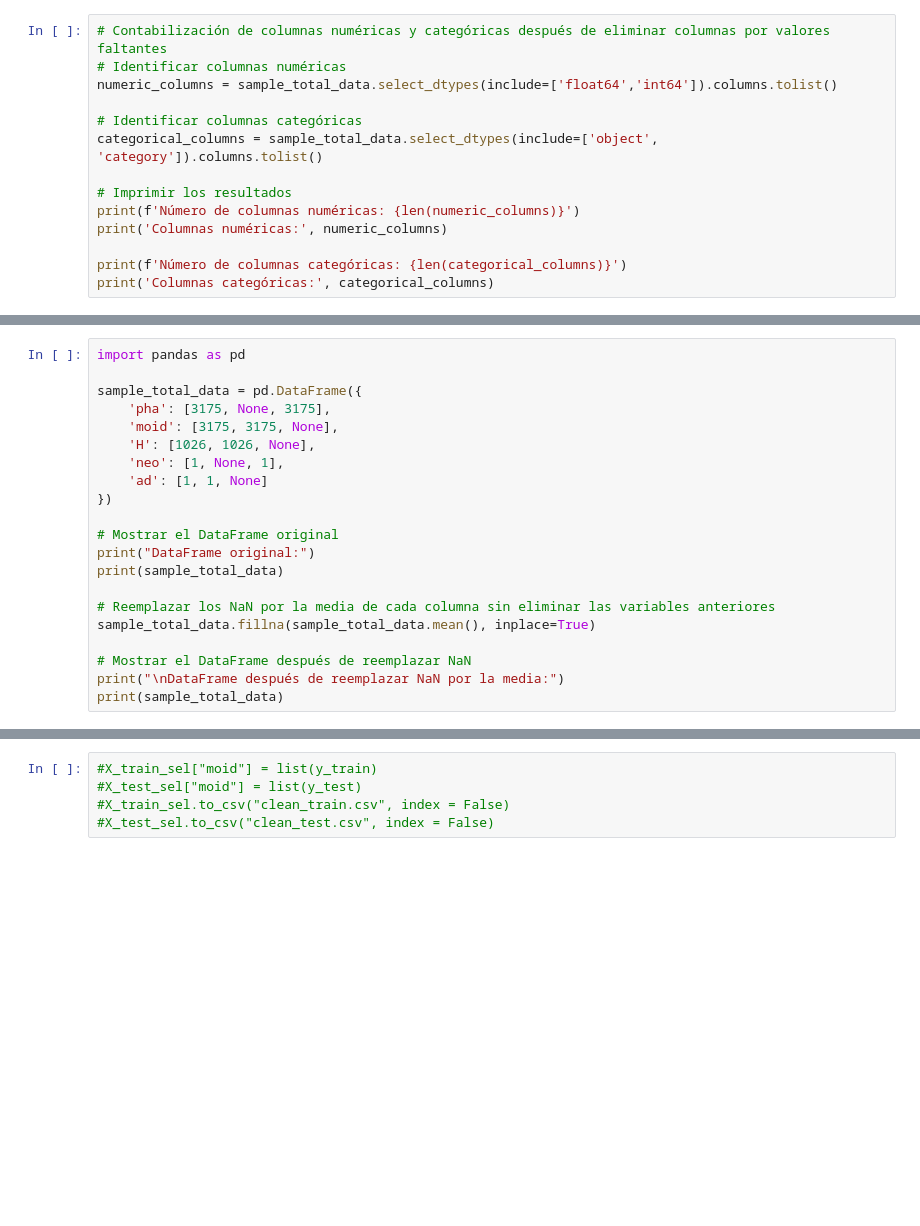
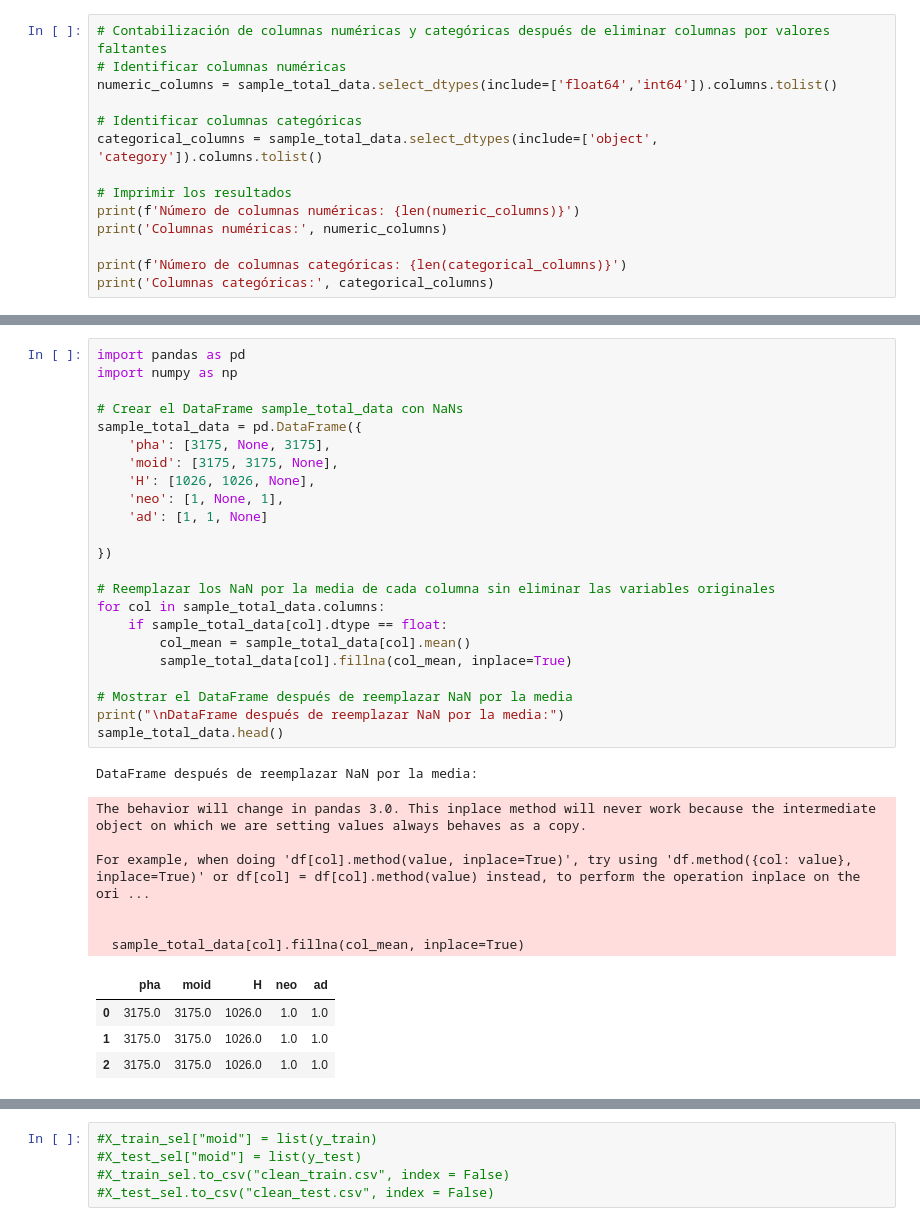
Before and after one commit to PazReumante/asteroid_prediction, a Jupyter notebook: Project/explore_base.ipynb, the cells around one changed output, grey strips where cells are left out. Saved outputs shown, nothing was run; the diff lists cells and outputs as text; blank space fills up the shorter version.

```diff
--- a/Project/explore_base.ipynb
+++ b/Project/explore_base.ipynb
@@ -445,21 +542,35 @@ sample_total_data.isnull().sum().sort_values(ascending=False)
 # %%
 import pandas as pd
+import numpy as np
 
+# Crear el DataFrame sample_total_data con NaNs
 sample_total_data = pd.DataFrame({
     'pha': [3175, None, 3175],
     'moid': [3175, 3175, None],
     'H': [1026, 1026, None],
     'neo': [1, None, 1],
     'ad': [1, 1, None]
+
 })
 
-# Mostrar el DataFrame original
-print("DataFrame original:")
-print(sample_total_data)
+# Reemplazar los NaN por la media de cada columna sin eliminar las variables originales
+for col in sample_total_data.columns:
+    if sample_total_data[col].dtype == float:
+        col_mean = sample_total_data[col].mean()
+        sample_total_data[col].fillna(col_mean, inplace=True)
 
-# Reemplazar los NaN por la media de cada columna sin eliminar las variables anteriores
-sample_total_data.fillna(sample_total_data.mean(), inplace=True)
-
-# Mostrar el DataFrame después de reemplazar NaN
+# Mostrar el DataFrame después de reemplazar NaN por la media
 print("\nDataFrame después de reemplazar NaN por la media:")
-print(sample_total_data)
+sample_total_data.head()
+# %% [output]
+DataFrame después de reemplazar NaN por la media:
+The behavior will change in pandas 3.0. This inplace method will never work because the intermediate object on which we are setting values always behaves as a copy.
+
+For example, when doing 'df[col].method(value, inplace=True)', try using 'df.method({col: value}, inplace=True)' or df[col] = df[col].method(value) instead, to perform the operation inplace on the ori ...
+
+
+  sample_total_data[col].fillna(col_mean, inplace=True)
+|  | pha | moid | H | neo | ad |
+| 0 | 3175.0 | 3175.0 | 1026.0 | 1.0 | 1.0 |
+| 1 | 3175.0 | 3175.0 | 1026.0 | 1.0 | 1.0 |
+| 2 | 3175.0 | 3175.0 | 1026.0 | 1.0 | 1.0 |
```
Also changed, not shown: parts of 18 cells of this notebook.
